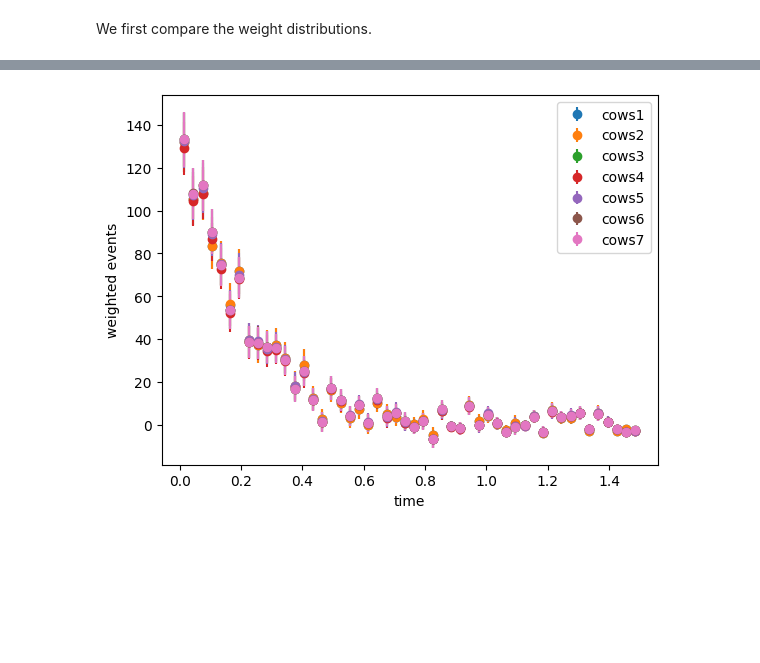
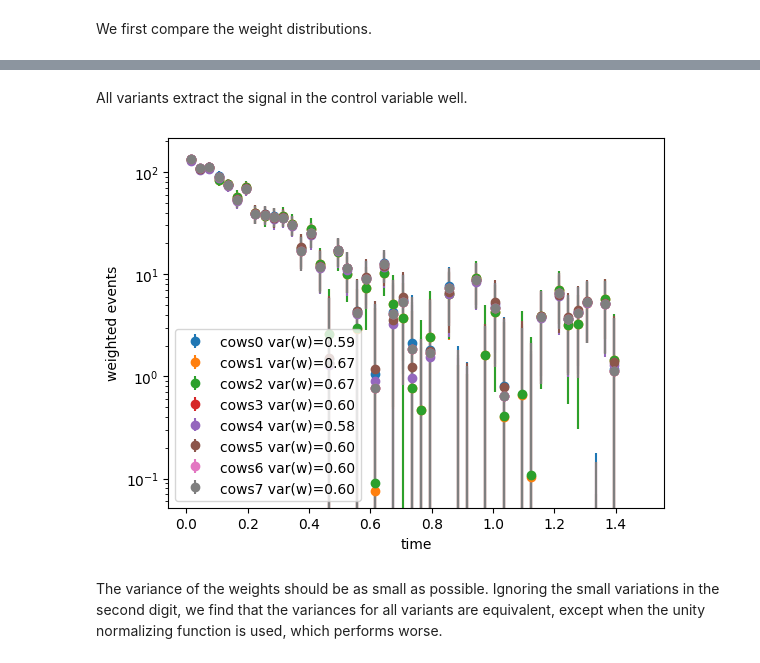
Before and after one commit to sweights/sweights, a Jupyter notebook: doc/notebooks/tutorial_experimental.ipynb, the cells around one changed output, grey strips where cells are left out. Cells and saved outputs as stored; diff of their text form; code cells hidden in the pictures; blank space fills up the shorter version.

```diff
--- a/doc/notebooks/tutorial_experimental.ipynb
+++ b/doc/notebooks/tutorial_experimental.ipynb
@@ -190,8 +222,8 @@ Note that this will run much quicker if `verbose=False` and `checks=False`.
 # %%
 def spdf(m):
-    return m_density(m, 1, 0, *mi.values[2:])
+    return norm_par(m, *mi.values["mu", "sigma"])
 
 
 def bpdf(m):
-    return m_density(m, 0, 1, *mi.values[2:])
+    return expon_par(m, mi.values["slope"])
 # %% [markdown]
@@ -201,25 +233,29 @@ COW pdfs are weighted by a numerator, which we call the normalizing function $I(
 # %%
-# unity:
-def var_unit(x):
+# unity (not optimal, but simple):
+def norm_unit(x):
     return np.ones_like(x) / (mrange[1] - mrange[0])
 
 
 # classic sWeights:
-def var_opt(m):
+def norm_opt(m):
     return m_density(m, *mi.values) / (mi.values["s"] + mi.values["b"])
 
 
 # histogram:
-var_hist = np.histogram(toy[0], bins=20, range=mrange)
+norm_hist = np.histogram(toy[0], bins=20, range=mrange)
 
-cows1 = Cows(toy[0], spdf, bpdf, var_unit)
-cows2 = Cows(None, spdf, bpdf, var_unit, range=mrange)
+# cows1 and 2 use the unit normalization function
+cows1 = Cows(toy[0], spdf, bpdf, norm_unit)
+cows2 = Cows(None, spdf, bpdf, norm_unit, range=mrange)
 # cows3 is equivalent to classic sWeights
-cows3 = Cows(toy[0], spdf, bpdf, var_opt, summation=True)
-cows4 = Cows(toy[0], spdf, bpdf, var_hist)
-cows5 = Cows(None, spdf, bpdf, var_hist)
-# cows6 is equivalent to classic sWeights, var_opt computed internally
+cows3 = Cows(toy[0], spdf, bpdf, norm_opt, summation=True)
+# cows 4 and 5 use a histogram
+cows4 = Cows(toy[0], spdf, bpdf, norm_hist)
+cows5 = Cows(None, spdf, bpdf, norm_hist)
+# cows6 is again equivalent to classic sWeights, var_opt is computed internally,
+# component yields are computed from the sample via fitting
 cows6 = Cows(toy[0], spdf, bpdf)
-# cows7 is equivalent to classic sWeights, var_opt computed internally
+# cows7 is equivalent to classic sWeights, var_opt is computed internally from
+# the given component yields
 cows7 = Cows(toy[0], spdf, bpdf, yields=mi.values["s", "b"])
 # %% [markdown]
@@ -227,7 +263,7 @@ cows7 = Cows(toy[0], spdf, bpdf, yields=mi.values["s", "b"])
 # %% [markdown]
 We first compare the weight distributions.
 # %%
-for i, weighter in enumerate([cows1, cows2, cows3, cows4, cows5, cows6, cows7]):
+for i, weighter in enumerate([cows0, cows1, cows2, cows3, cows4, cows5, cows6, cows7]):
     x = np.linspace(*mrange, 400)
     swp = weighter(x, 0)
     bwp = weighter(x, 1)
@@ -238,5 +274,5 @@ for i, weighter in enumerate([cows1, cows2, cows3, cows4, cows5, cows6, cows7]):
     plt.plot(x, swp + bwp, "k-", label="sum")
     plt.xlabel("mass")
     plt.ylabel("weight")
-    plt.legend(title=f"cows{i+1}")
+    plt.legend(title=f"cows{i}")
 # %% [output]
@@ -250,20 +287,26 @@ for i, weighter in enumerate([cows1, cows2, cows3, cows4, cows5, cows6, cows7]):
+# %% [markdown]
+All variants extract the signal in the control variable well.
 # %%
 bins = 50
 t = np.linspace(*trange, 400)
 
-for i, weighter in enumerate([cows1, cows2, cows3, cows4, cows5, cows6, cows7]):
+for i, weighter in enumerate([cows0, cows1, cows2, cows3, cows4, cows5, cows6, cows7]):
+    w = weighter(toy[0])
     color = f"C{i}"
     plot_binned(
         toy[1],
         bins=bins,
         range=trange,
         weights=weighter(toy[0]),
-        label=f"cows{i+1}",
+        label=f"cows{i} var(w)={np.var(w):.2f}",
         color=color,
     )
 
 plt.legend()
 plt.xlabel("time")
-plt.ylabel("weighted events");
+plt.ylabel("weighted events")
+plt.semilogy();
 # %% [output]
-[figure, old version]
+[figure, new version]
+# %% [markdown]
+The variance of the weights should be as small as possible. Ignoring the small variations in the second digit, we find that the variances for all variants are equivalent, except when the unity normalizing function is used, which performs worse.
```
Also changed, not shown: parts of 9 cells of this notebook, 2 other files.
